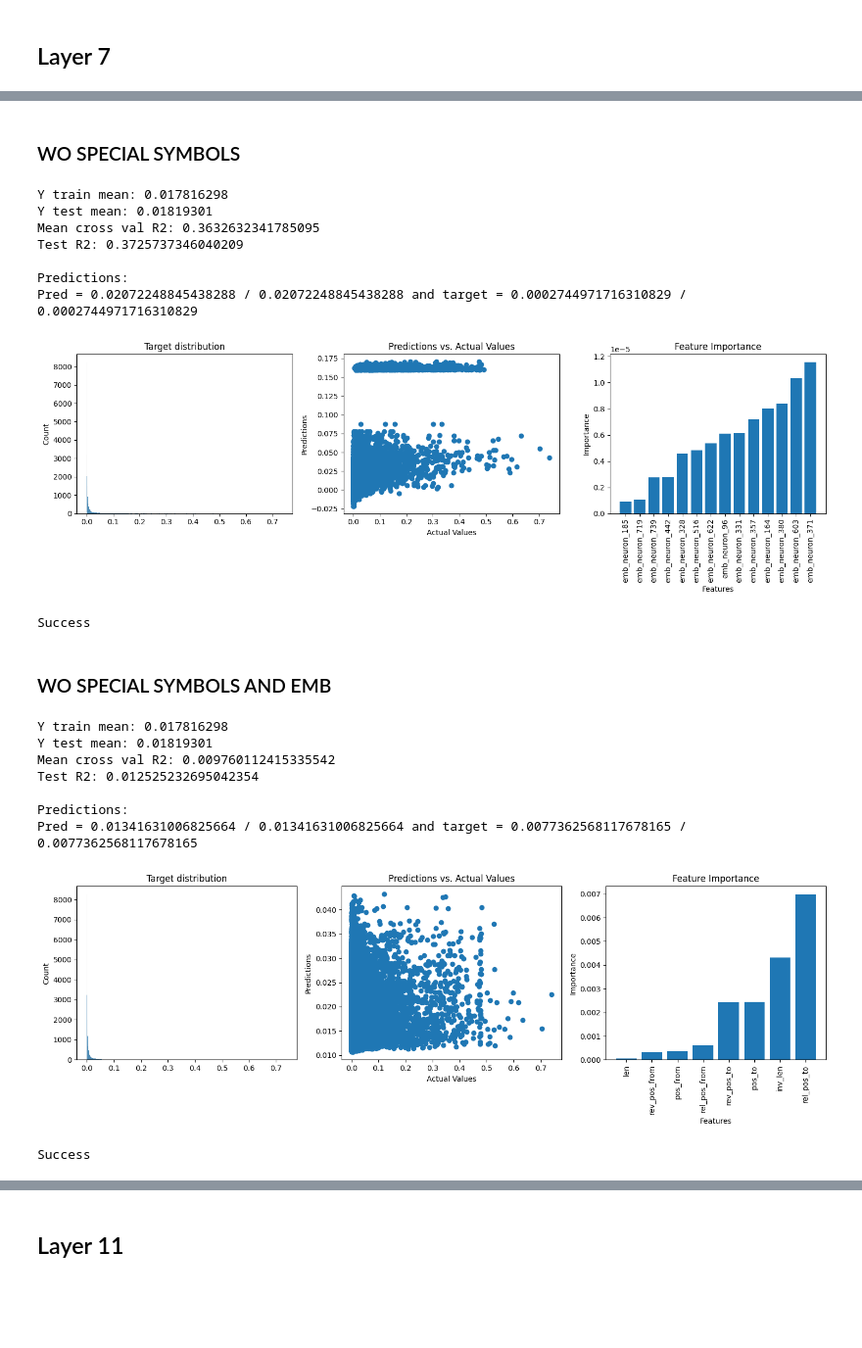
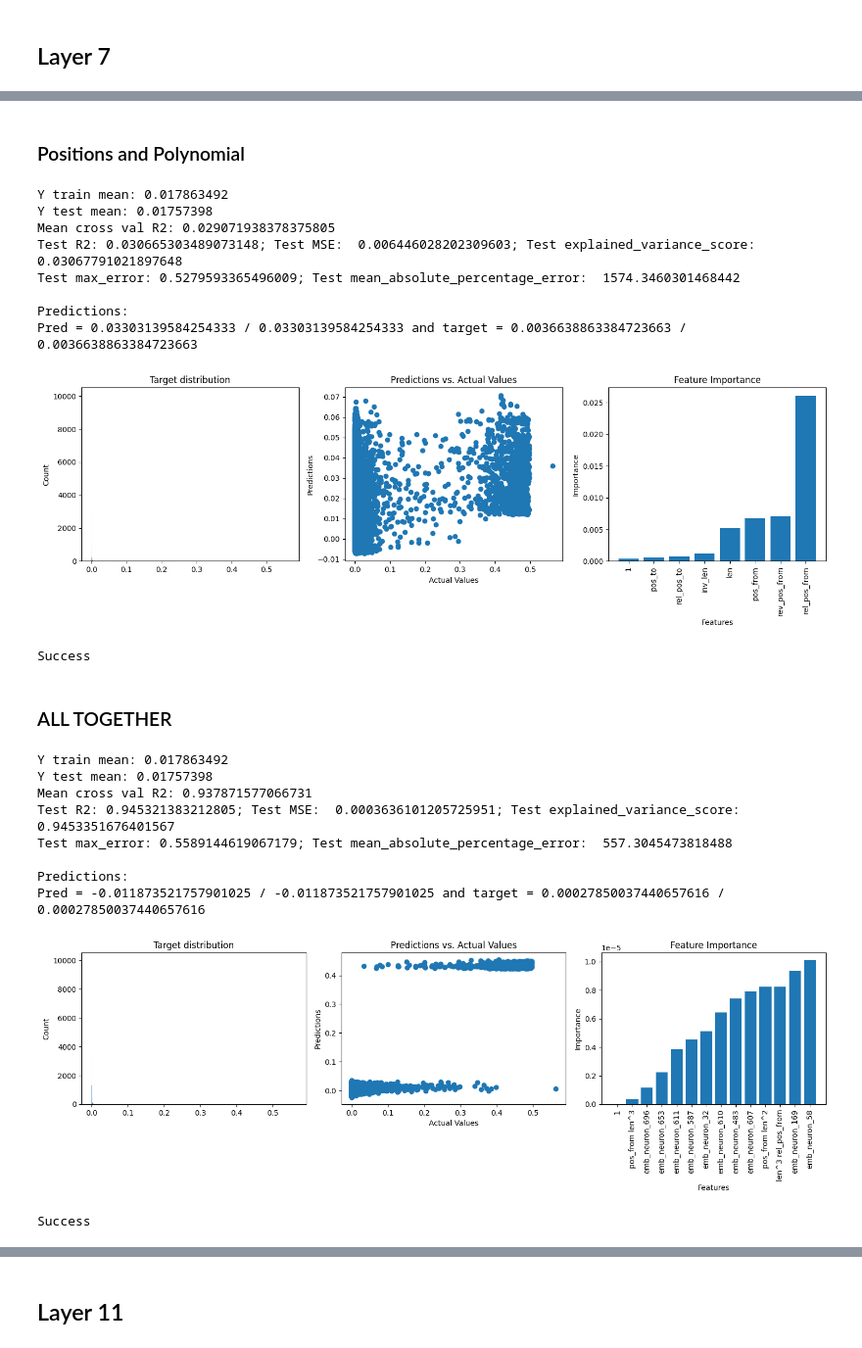
Before and after one commit to JetBrains-Research/effective-inference, a Jupyter notebook: notebooks/PredictBertAttention.ipynb, the cells around one changed output, grey strips where cells are left out. Shown at 98% size. Drawn from its saved outputs; the diff is of its cells as text; code cells hidden in the pictures; blank space fills up the shorter version.

```diff
--- a/notebooks/PredictBertAttention.ipynb
+++ b/notebooks/PredictBertAttention.ipynb
@@ -100,6 +100,7 @@ def get_dataset_for_regression(prob_of_take=0.13, layer=0, head_num=0):
                         feature_vector.append(len_of_seq - from_)
                         feature_vector.append(len_of_seq - to_)
                         feature_vector += list(current_hidden_states[to_])
+                        feature_vector += list(current_hidden_states[from_])
 
 
                         if ex_idx < length*0.85:
@@ -515,0 +837,11 @@ X_train.shape, X_test.shape
+# %%
+feature_names = {'pos_from': [0], 'pos_to':[1], 'st_from': [2], 'st_to':[3], 'len': [4],
+                 'inv_len': [5], 'rel_pos_from': [6], 'rel_pos_to': [7],
+                 'rev_pos_from': [8], 'rev_pos_to': [9]}
+feature_names = list(feature_names) + [f'emb_neuron_{i}' for i in range(10,778)]
+
+lst_features = [0, 1, 2, 3, 4, 5, 6, 7, 8, 9] + list(range(10,778))
+data['features'] = 'emb_to, pos, st_to, st_from'
+
+learn(pipe, id_scaler, id_scaler, X_train[:, lst_features], y_train, X_test[:, lst_features], y_test, feature_names)
+print('Success')
@@ -516,12 +861,11 @@ X_train.shape, X_test.shape
 # %%
-
 feature_names = {'pos_from': [0], 'pos_to':[1], 'st_from': [2], 'st_to':[3], 'len': [4],
                  'inv_len': [5], 'rel_pos_from': [6], 'rel_pos_to': [7],
                  'rev_pos_from': [8], 'rev_pos_to': [9]}
-feature_names = list(feature_names) + [f'emb_neuron_{i}' for i in range(10,778)]
+feature_names = list(feature_names) #+ [f'emb_neuron_{i}' for i in range(10,778)]
 
-lst_features = [0, 1, 2, 3, 4, 5, 6, 7, 8, 9] + list(range(10,778))
-
+lst_features = [0, 1, 2, 3, 4, 5, 6, 7, 8, 9] #+ list(range(10,778))
+data['features'] = 'pos, st_to, st_from'
 learn(pipe, id_scaler, id_scaler, X_train[:, lst_features], y_train, X_test[:, lst_features], y_test,feature_names)
 print('Success')
 # %% [output]
@@ -536,45 +881,65 @@ Pred = 0.16209216940662155 / 0.16209216940662155 and target = 0.0715979710221290
 Success
-# %% [markdown]
-### WO SPECIAL SYMBOLS
+# %% [markdown]
+### Positions and Polynomial
 # %%
+data['features'] = 'pos, poly'
+
 feature_names = {'pos_from': [0], 'pos_to':[1], 'len': [4],
                  'inv_len': [5], 'rel_pos_from': [6], 'rel_pos_to': [7],
                  'rev_pos_from': [8], 'rev_pos_to': [9]}
-feature_names = list(feature_names) + [f'emb_neuron_{i}' for i in range(10,778)]
+feature_names = list(feature_names) #+ [f'emb_neuron_{i}' for i in range(10,778)]
 
-lst_features = [0, 1, 4, 5, 6, 7, 8, 9] + list(range(10,778))
+lst_features = [0, 1, 4, 5, 6, 7, 8, 9] #+ list(range(10,778))
+poly_transform = PolynomialFeatures(degree=4)
+X_train_poly = poly_transform.fit_transform(X_train[:, lst_features])
+X_test_poly = poly_transform.transform(X_test[:, lst_features])
+
+feature_names = poly_transform.get_feature_names_out(feature_names)
 
 learn(pipe, id_scaler, id_scaler, X_train[:, lst_features], y_train, X_test[:, lst_features], y_test,feature_names)
 print('Success')
 # %% [output]
-Y train mean: 0.017816298
-Y test mean: 0.01819301
-Mean cross val R2: 0.3632632341785095
-Test R2: 0.3725737346040209
+Y train mean: 0.017863492
+Y test mean: 0.01757398
+Mean cross val R2: 0.029071938378375805
+Test R2: 0.030665303489073148; Test MSE:  0.006446028202309603; Test explained_variance_score: 0.03067791021897648
+Test max_error: 0.5279593365496009; Test mean_absolute_percentage_error:  1574.3460301468442
 
 Predictions:
-Pred = 0.02072248845438288 / 0.02072248845438288 and target = 0.0002744971716310829 / 0.0002744971716310829
+Pred = 0.03303139584254333 / 0.03303139584254333 and target = 0.0036638863384723663 / 0.0036638863384723663
-[figure, old version]
+[figure, new version]
 Success
-# %% [markdown]
-### WO SPECIAL SYMBOLS AND EMB
+# %% [markdown]
+### ALL TOGETHER
 # %%
+data['features'] = 'emb_to, pos, st_to, st_from, poly'
+
 feature_names = {'pos_from': [0], 'pos_to':[1], 'len': [4],
                  'inv_len': [5], 'rel_pos_from': [6], 'rel_pos_to': [7],
                  'rev_pos_from': [8], 'rev_pos_to': [9]}
 feature_names = list(feature_names) #+ [f'emb_neuron_{i}' for i in range(10,778)]
 
 lst_features = [0, 1, 4, 5, 6, 7, 8, 9] #+ list(range(10,778))
 
-learn(pipe, id_scaler, id_scaler, X_train[:, lst_features], y_train, X_test[:, lst_features], y_test,feature_names)
+poly_transform = PolynomialFeatures(degree=4)
+X_train_poly = poly_transform.fit_transform(X_train[:, lst_features])
+X_test_poly = poly_transform.transform(X_test[:, lst_features])
+
+X_train_poly = np.concatenate((X_train_poly, X_train[:, list(range(10,778))]), axis=1)
+X_test_poly = np.concatenate((X_test_poly, X_test[:, list(range(10,778))]), axis=1)
+
+feature_names = list(poly_transform.get_feature_names_out(feature_names)) + [f'emb_neuron_{i}' for i in range(10,778)]
+
+learn(pipe, id_scaler, id_scaler, X_train_poly, y_train, X_test_poly, y_test, feature_names)
 print('Success')
 # %% [output]
-Y train mean: 0.017816298
-Y test mean: 0.01819301
-Mean cross val R2: 0.009760112415335542
-Test R2: 0.012525232695042354
+Y train mean: 0.017863492
+Y test mean: 0.01757398
+Mean cross val R2: 0.937871577066731
+Test R2: 0.945321383212805; Test MSE:  0.0003636101205725951; Test explained_variance_score: 0.9453351676401567
+Test max_error: 0.5589144619067179; Test mean_absolute_percentage_error:  557.3045473818488
 
 Predictions:
-Pred = 0.01341631006825664 / 0.01341631006825664 and target = 0.0077362568117678165 / 0.0077362568117678165
+Pred = -0.011873521757901025 / -0.011873521757901025 and target = 0.00027850037440657616 / 0.00027850037440657616
-[figure, old version]
+[figure, new version]
 Success
```
Also changed, not shown: parts of 125 cells of this notebook, 6 other files.
